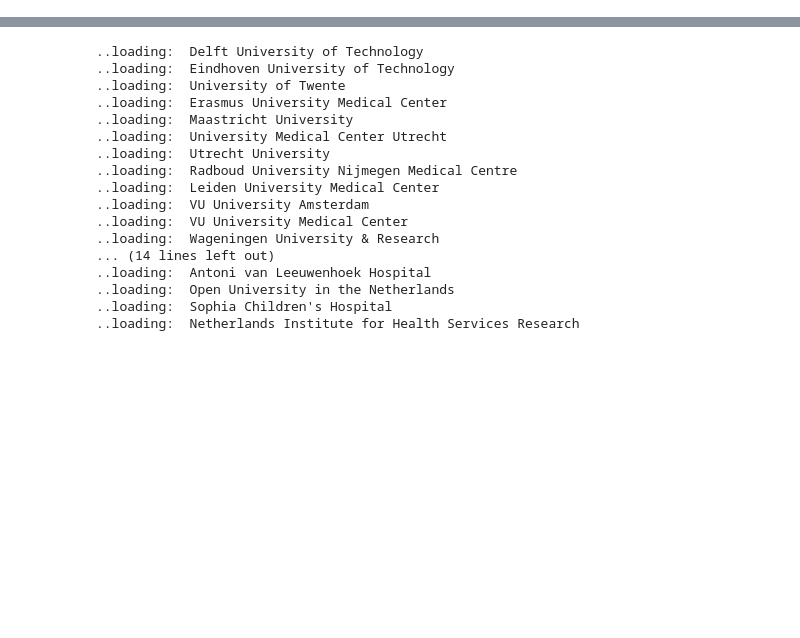
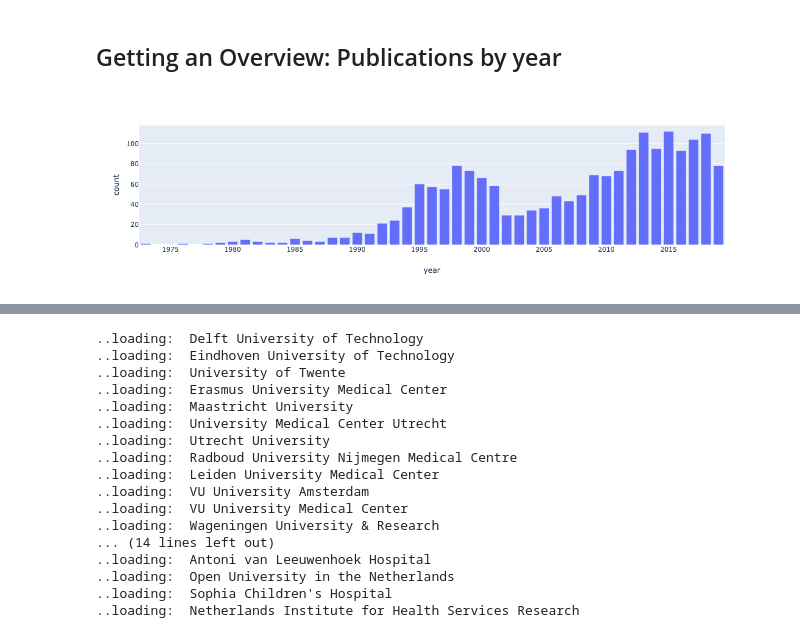
Before and after one commit to digital-science/dimensions-api-lab, a Jupyter notebook: Rotterdam Workshop/3.Rotterdam_pubs_on_design.ipynb, the cells around one changed output, grey strips where cells are left out. Cells and saved outputs as stored; diff of their text form; code cells hidden in the pictures; blank space fills up the shorter version.

```diff
--- a/Rotterdam Workshop/3.Rotterdam_pubs_on_design.ipynb
+++ b/Rotterdam Workshop/3.Rotterdam_pubs_on_design.ipynb
@@ -43,3 +29,8 @@ df.head()
+# %% [markdown]
+## Getting an Overview: Publications by year
 # %%
 dfyear = df.groupby("year", as_index=False)['id'].count()
 dfyear.rename(columns={'id': 'count'}, inplace=True)
+px.bar(dfyear, x="year", y="count", height=200)
+# %% [output]
+[figure, added]
```
Also changed, not shown: parts of 27 cells of this notebook, 9 other files.
